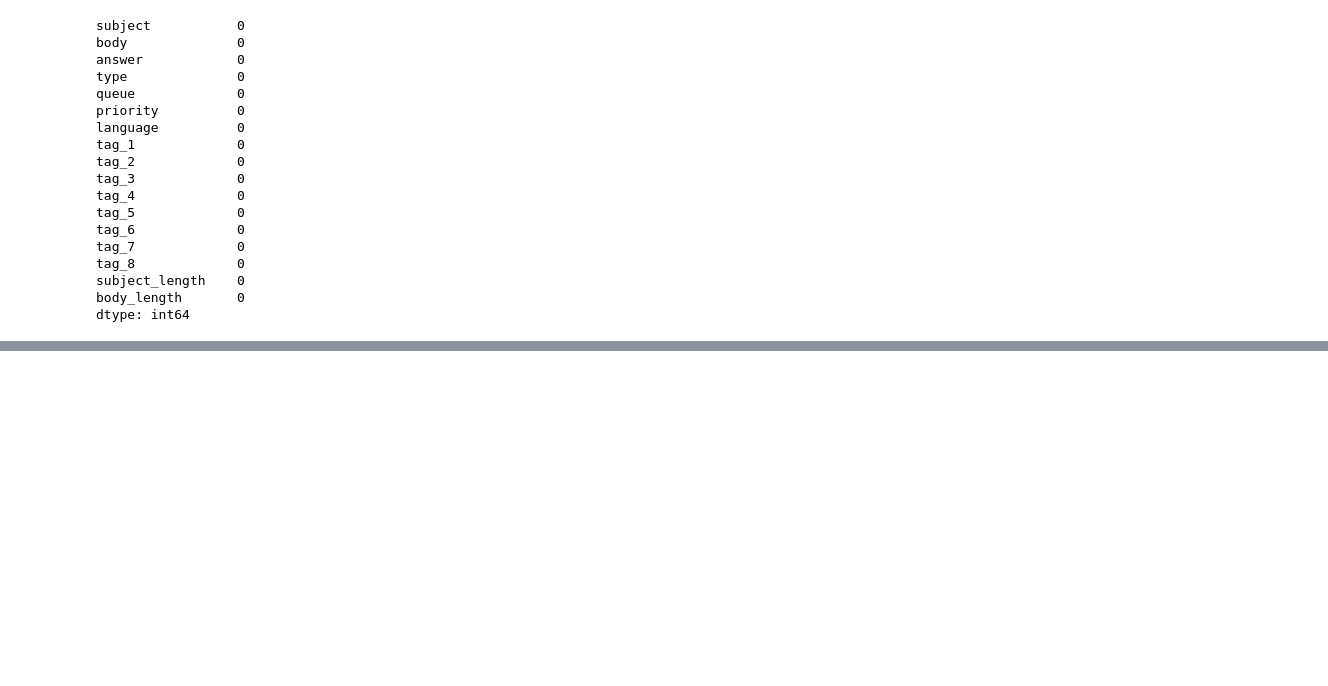
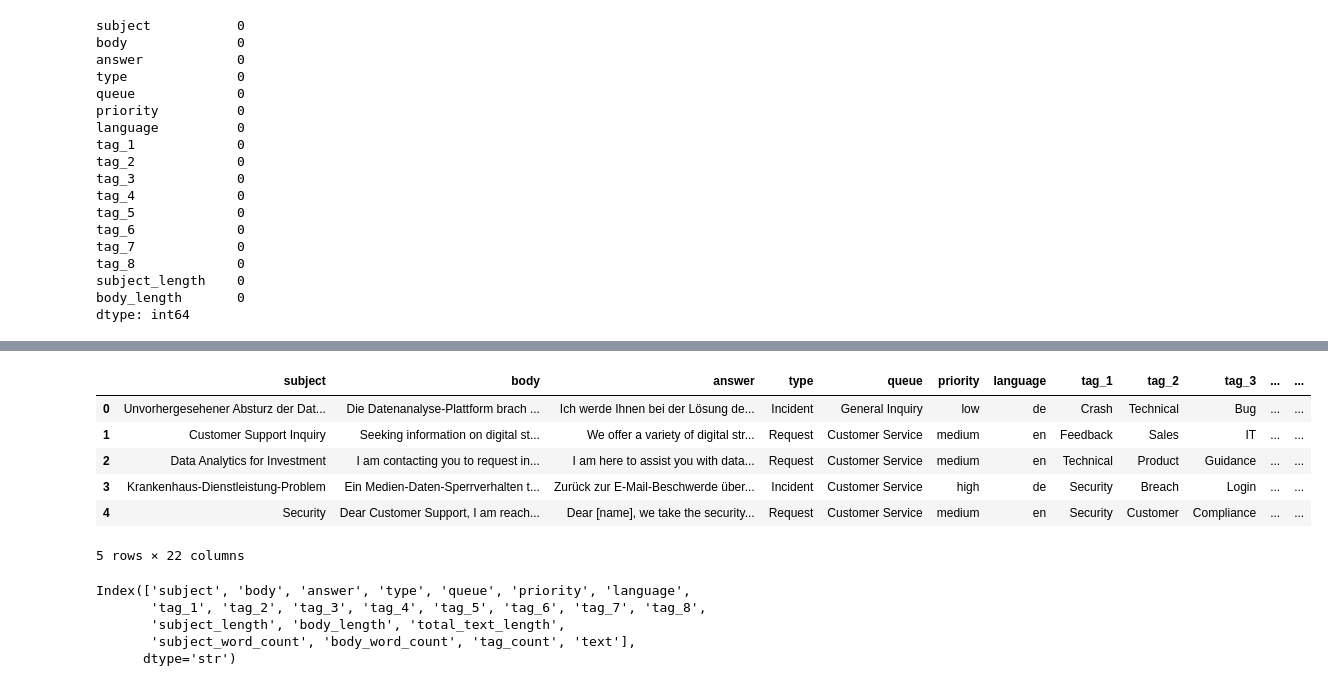
Before and after one commit to prashantmanisrivastava2004-sudo/AI-Enterprise-Workflow-Incident-Intelligence-Platform, a Jupyter notebook: notebooks/01_EDA.ipynb, the cells around one changed output, grey strips where cells are left out. Drawn from its saved outputs; the diff is of its cells as text; code cells hidden in the pictures; blank space fills up the shorter version.

```diff
--- a/notebooks/01_EDA.ipynb
+++ b/notebooks/01_EDA.ipynb
@@ -393,0 +396,34 @@ dtype: int64
+# %%
+# Create a copy so the cleaned dataframe remains safe
+df_fe = df_clean.copy()
+
+# Total text length
+df_fe['total_text_length'] = (
+    df_fe['subject_length'] + df_fe['body_length']
+)
+
+# Number of words in subject
+df_fe['subject_word_count'] = (
+    df_fe['subject'].fillna('').str.split().str.len()
+)
+
+# Number of words in body
+df_fe['body_word_count'] = (
+    df_fe['body'].fillna('').str.split().str.len()
+)
+
+# Number of tags available for each ticket
+tag_columns = [f'tag_{i}' for i in range(1, 9)]
+
+df_fe['tag_count'] = (
+    df_fe[tag_columns]
+    .notna()
+    .sum(axis=1)
+)
+
+df_fe[['subject_length',
+       'body_length',
+       'total_text_length',
+       'subject_word_count',
+       'body_word_count',
+       'tag_count']].head()
@@ -393,0 +477,5 @@ dtype: int64
+# %%
+df_fe['text'] = (
+    df_fe['subject'].fillna('') + ' ' +
+    df_fe['body'].fillna('')
+)
@@ -393,0 +552,19 @@ dtype: int64
+# %%
+
+df_fe.head()
+# %% [output]
+|  | subject | body | answer | type | queue | priority | language | tag_1 | tag_2 | tag_3 | ... | ... |
+| 0 | Unvorhergesehener Absturz der Dat... | Die Datenanalyse-Plattform brach ... | Ich werde Ihnen bei der Lösung de... | Incident | General Inquiry | low | de | Crash | Technical | Bug | ... | ... |
+| 1 | Customer Support Inquiry | Seeking information on digital st... | We offer a variety of digital str... | Request | Customer Service | medium | en | Feedback | Sales | IT | ... | ... |
+| 2 | Data Analytics for Investment | I am contacting you to request in... | I am here to assist you with data... | Request | Customer Service | medium | en | Technical | Product | Guidance | ... | ... |
+| 3 | Krankenhaus-Dienstleistung-Problem | Ein Medien-Daten-Sperrverhalten t... | Zurück zur E-Mail-Beschwerde über... | Incident | Customer Service | high | de | Security | Breach | Login | ... | ... |
+| 4 | Security | Dear Customer Support, I am reach... | Dear [name], we take the security... | Request | Customer Service | medium | en | Security | Customer | Compliance | ... | ... |
+5 rows × 22 columns
+# %%
+df_fe.columns
+# %% [output]
+Index(['subject', 'body', 'answer', 'type', 'queue', 'priority', 'language',
+       'tag_1', 'tag_2', 'tag_3', 'tag_4', 'tag_5', 'tag_6', 'tag_7', 'tag_8',
+       'subject_length', 'body_length', 'total_text_length',
+       'subject_word_count', 'body_word_count', 'tag_count', 'text'],
+      dtype='str')
```
Also changed, not shown: parts of 9 cells of this notebook.
